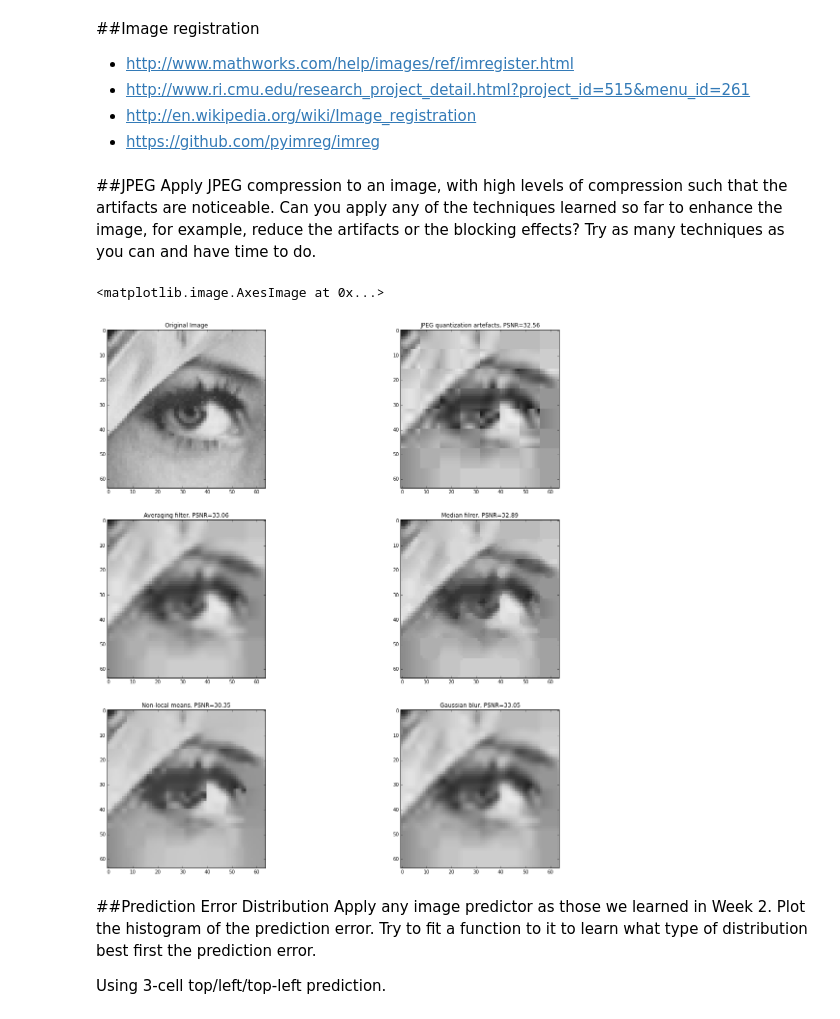
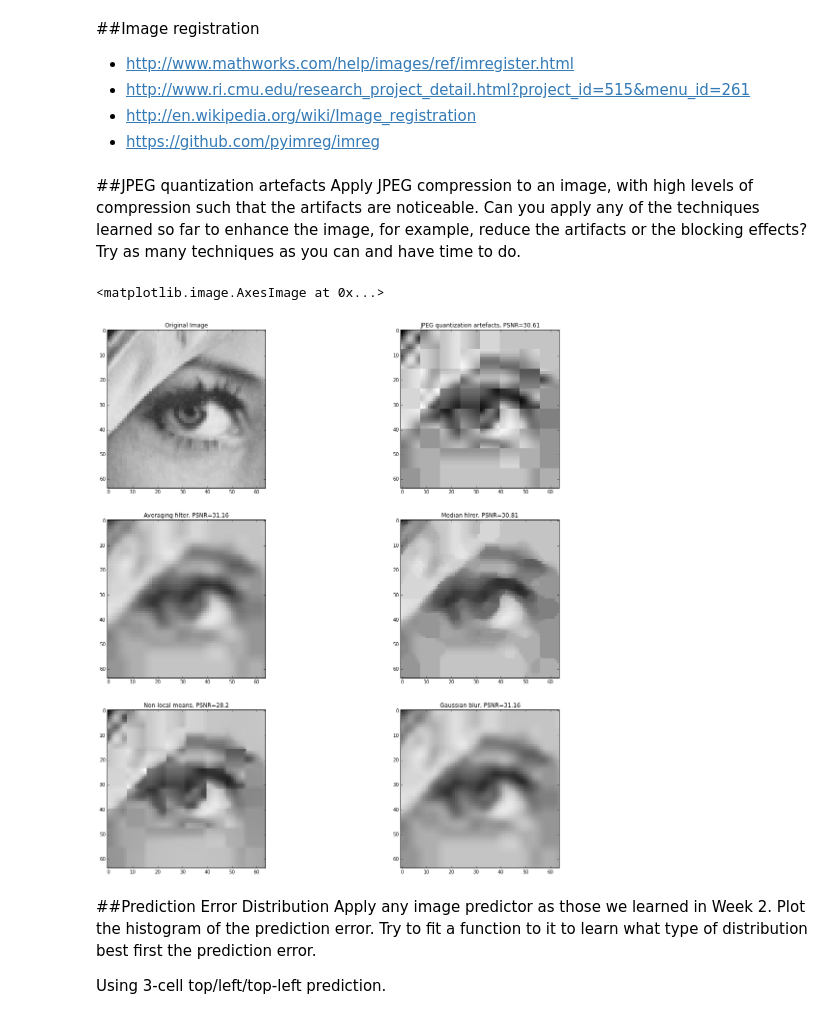
Before and after one commit to rmetchev/IVP-Python, a Jupyter notebook: Week4.ipynb, the cells around one changed output. Drawn from its saved outputs; the diff is of its cells as text; code cells hidden in the pictures.

```diff
--- a/Week4.ipynb
+++ b/Week4.ipynb
@@ -273,62 +281,63 @@ PSNR after Wiener filtering: 25.52
 - http://en.wikipedia.org/wiki/Image_registration
 - https://github.com/pyimreg/imreg
 # %% [markdown]
-##JPEG
+##JPEG quantization artefacts
 Apply JPEG compression to an image, with high levels of compression such that the artifacts are noticeable. Can you apply any of the techniques learned so far to enhance the image, for example, reduce the artifacts or the blocking effects? Try as many techniques as you can and have time to do.
 # %%
 # Create image with low quality JPEG quantization artefacts from Lena original
 img = cv2.imread('images/4.2.04.tiff', cv2.IMREAD_GRAYSCALE)
 
 # write out low quality JPEG
-cv2.imwrite('lena_compressed.jpg', img, [cv2.IMWRITE_JPEG_QUALITY , 10])
+cv2.imwrite('lena_compressed.jpg', img, [cv2.IMWRITE_JPEG_QUALITY , 5])
 
 # read back
 img_jpeg = cv2.imread('lena_compressed.jpg', cv2.IMREAD_UNCHANGED)  # cv2.IMREAD_UNCHANGE
 
 # apply averaging filter
-k = 3
+k = 5
 kernel = np.ones((k,k))/(k*k)
 img_jpeg_average = cv2.filter2D(img_jpeg, -1, kernel)
 
 # apply median filer
-k = 3
+k = 5
 img_jpeg_median = cv2.medianBlur(img_jpeg, k)
 
 # apply non-local means
 from skimage.restoration import nl_means_denoising
 k = 3
 h = 0.05 * 255
 img_jpeg_nl = nl_means_denoising(img_jpeg, patch_size=k, patch_distance=11, h=h, fast_mode=True)
 
 # apply gaussian blur
-k = 3
-sigma = 1
+k = 5
+sigma = 2
 img_jpeg_gaussian = cv2.GaussianBlur(img_jpeg, ksize=(k, k), sigmaX=sigma)
+
+
+# plot all
+fig, ax = plt.subplots(3,2)
+fig.set_size_inches(20, 20)
+
+ax[0,0].set_title('Original Image')
+ax[0,0].imshow(img[232:296,232:296], cmap=cm.Greys_r, vmin=0, vmax=255, interpolation="nearest")
+
+ax[0,1].set_title('JPEG quantization artefacts, PSNR=' + str(psnr(img,img_jpeg)))
+ax[0,1].imshow(img_jpeg[232:296,232:296], cmap=cm.Greys_r, vmin=0, vmax=255, interpolation="nearest")
+
+ax[1,0].set_title('Averaging filter, PSNR=' + str(psnr(img,img_jpeg_average)))
+ax[1,0].imshow(img_jpeg_average[232:296,232:296], cmap=cm.Greys_r, vmin=0, vmax=255, interpolation="nearest")
+
+ax[1,1].set_title('Median filrer, PSNR=' + str(psnr(img,img_jpeg_median)))
+ax[1,1].imshow(img_jpeg_median[232:296,232:296], cmap=cm.Greys_r, vmin=0, vmax=255, interpolation="nearest")
+
+ax[2,0].set_title('Non-local means, PSNR=' + str(psnr(img,img_jpeg_nl)))
+ax[2,0].imshow(img_jpeg_nl[232:296,232:296], cmap=cm.Greys_r, vmin=0, vmax=255, interpolation="nearest")
+
+ax[2,1].set_title('Gaussian blur, PSNR=' + str(psnr(img,img_jpeg_gaussian)))
+ax[2,1].imshow(img_jpeg_gaussian[232:296,232:296], cmap=cm.Greys_r, vmin=0, vmax=255, interpolation="nearest")
+# %% [output]
+<matplotlib.image.AxesImage at 0x...>
+[figure, added]
-# %%
-# plot all
-fig, ax = plt.subplots(3,2)
-fig.set_size_inches(20, 20)
-
-ax[0,0].set_title('Original Image')
-ax[0,0].imshow(img[232:296,232:296], cmap=cm.Greys_r, vmin=0, vmax=255, interpolation="nearest")
-
-ax[0,1].set_title('JPEG quantization artefacts, PSNR=' + str(psnr(img,img_jpeg)))
-ax[0,1].imshow(img_jpeg[232:296,232:296], cmap=cm.Greys_r, vmin=0, vmax=255, interpolation="nearest")
-
-ax[1,0].set_title('Averaging filter, PSNR=' + str(psnr(img,img_jpeg_average)))
-ax[1,0].imshow(img_jpeg_average[232:296,232:296], cmap=cm.Greys_r, vmin=0, vmax=255, interpolation="nearest")
-
-ax[1,1].set_title('Median filrer, PSNR=' + str(psnr(img,img_jpeg_median)))
-ax[1,1].imshow(img_jpeg_median[232:296,232:296], cmap=cm.Greys_r, vmin=0, vmax=255, interpolation="nearest")
-
-ax[2,0].set_title('Non-local means, PSNR=' + str(psnr(img,img_jpeg_nl)))
-ax[2,0].imshow(img_jpeg_nl[232:296,232:296], cmap=cm.Greys_r, vmin=0, vmax=255, interpolation="nearest")
-
-ax[2,1].set_title('Gaussian blur, PSNR=' + str(psnr(img,img_jpeg_gaussian)))
-ax[2,1].imshow(img_jpeg_gaussian[232:296,232:296], cmap=cm.Greys_r, vmin=0, vmax=255, interpolation="nearest")
-# %% [output]
-<matplotlib.image.AxesImage at 0x...>
-[figure, removed]
 # %% [markdown]
 ##Prediction Error Distribution
 Apply any image predictor as those we learned in Week 2. Plot the histogram of the prediction error. Try to fit a function to it to learn what type of distribution best first the prediction error.
```
Also changed, not shown: parts of 12 cells of this notebook.
